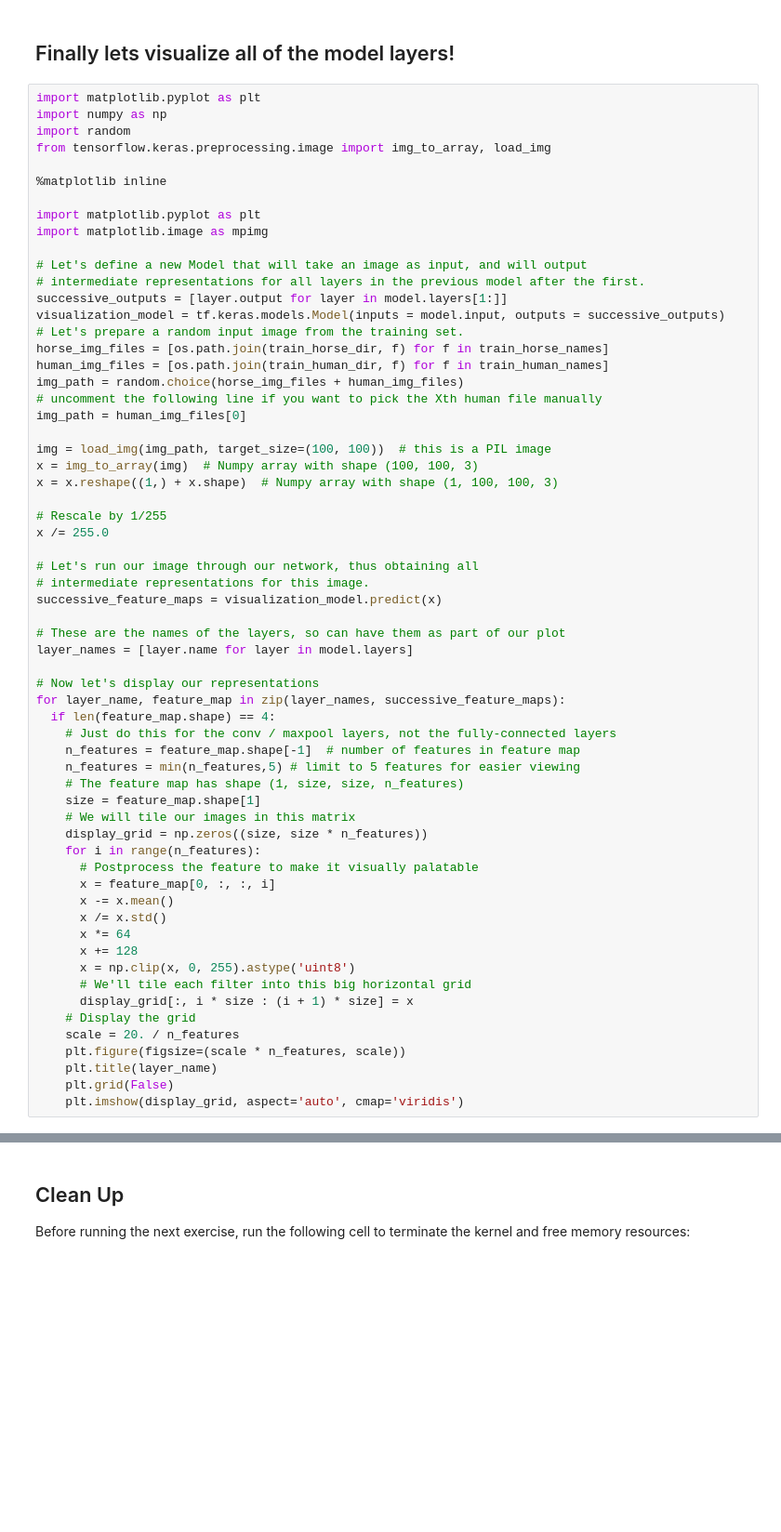
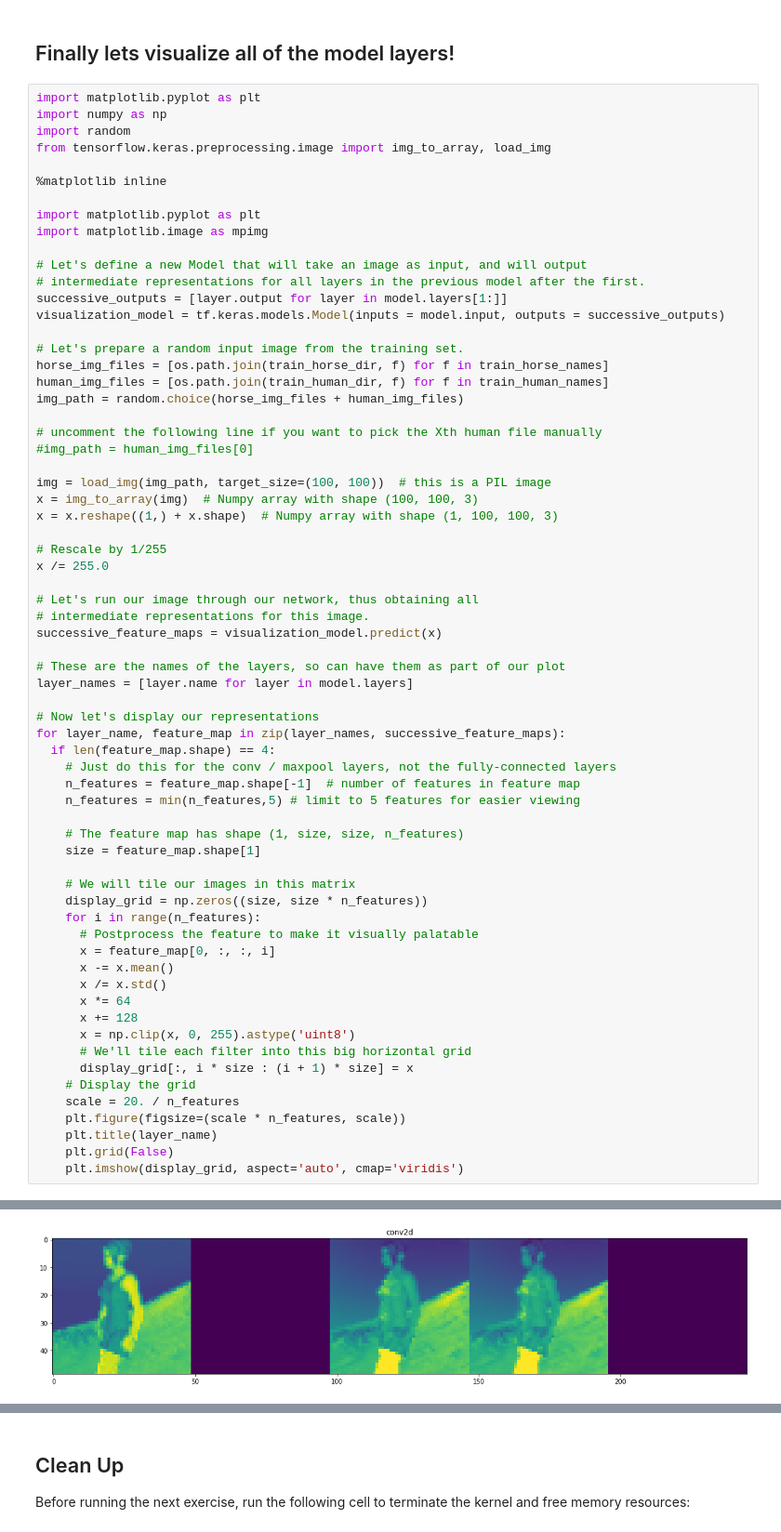
Before and after one commit to frasheed-dev/TinyML-edX-Excercises, a Jupyter notebook: colabs/2-04-03-HorsesOrHumans.ipynb, the cells around one changed output, grey strips where cells are left out. Shown at 93% size. Drawn from its saved outputs; the diff is of its cells as text; blank space fills up the shorter version.

```diff
--- a/colabs/2-04-03-HorsesOrHumans.ipynb
+++ b/colabs/2-04-03-HorsesOrHumans.ipynb
@@ -176,12 +251,14 @@ import matplotlib.image as mpimg
 # intermediate representations for all layers in the previous model after the first.
 successive_outputs = [layer.output for layer in model.layers[1:]]
 visualization_model = tf.keras.models.Model(inputs = model.input, outputs = successive_outputs)
+
 # Let's prepare a random input image from the training set.
 horse_img_files = [os.path.join(train_horse_dir, f) for f in train_horse_names]
 human_img_files = [os.path.join(train_human_dir, f) for f in train_human_names]
 img_path = random.choice(horse_img_files + human_img_files)
+
 # uncomment the following line if you want to pick the Xth human file manually
-img_path = human_img_files[0]
+#img_path = human_img_files[0]
 
 img = load_img(img_path, target_size=(100, 100))  # this is a PIL image
 x = img_to_array(img)  # Numpy array with shape (100, 100, 3)
@@ -203,8 +280,10 @@ for layer_name, feature_map in zip(layer_names, successive_feature_maps):
     # Just do this for the conv / maxpool layers, not the fully-connected layers
     n_features = feature_map.shape[-1]  # number of features in feature map
     n_features = min(n_features,5) # limit to 5 features for easier viewing
+
     # The feature map has shape (1, size, size, n_features)
     size = feature_map.shape[1]
+
     # We will tile our images in this matrix
     display_grid = np.zeros((size, size * n_features))
     for i in range(n_features):
@@ -223,3 +302,4 @@ for layer_name, feature_map in zip(layer_names, successive_feature_maps):
     plt.title(layer_name)
     plt.grid(False)
     plt.imshow(display_grid, aspect='auto', cmap='viridis')
+# %% [output]
@@ -225,0 +307 @@ for layer_name, feature_map in zip(layer_names, successive_feature_maps):
+[figure, added]
```
Also changed, not shown: parts of 8 cells of this notebook.
